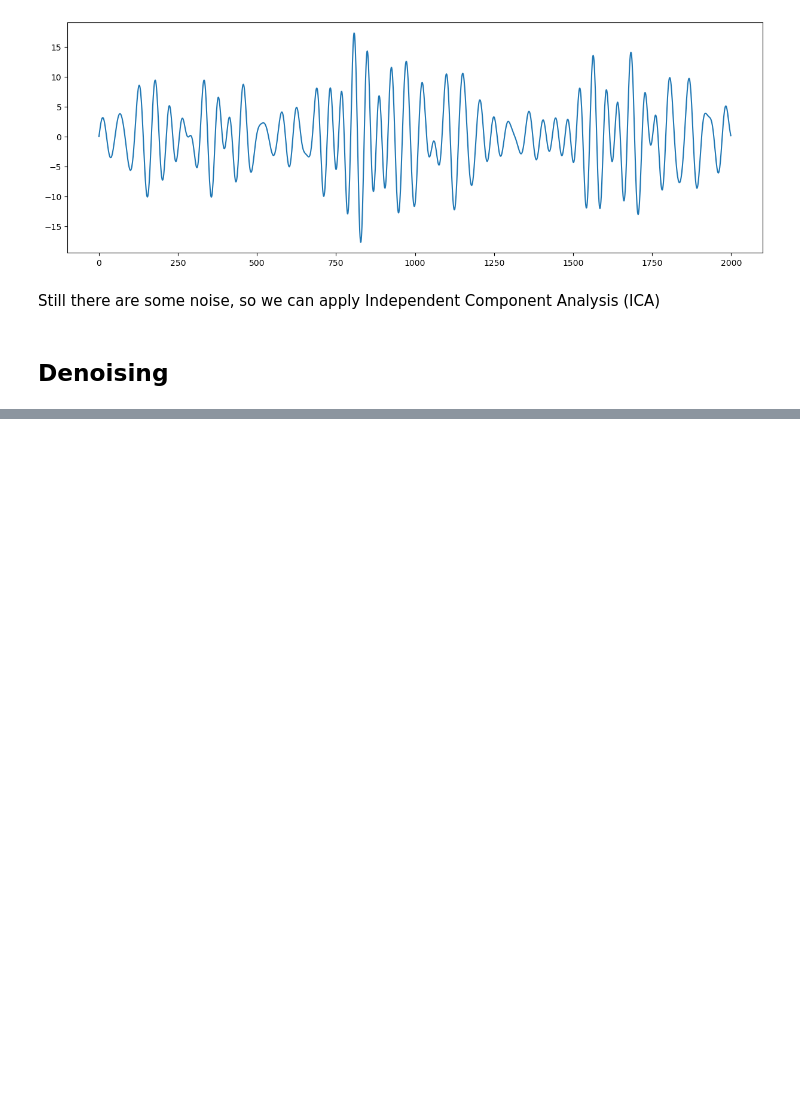
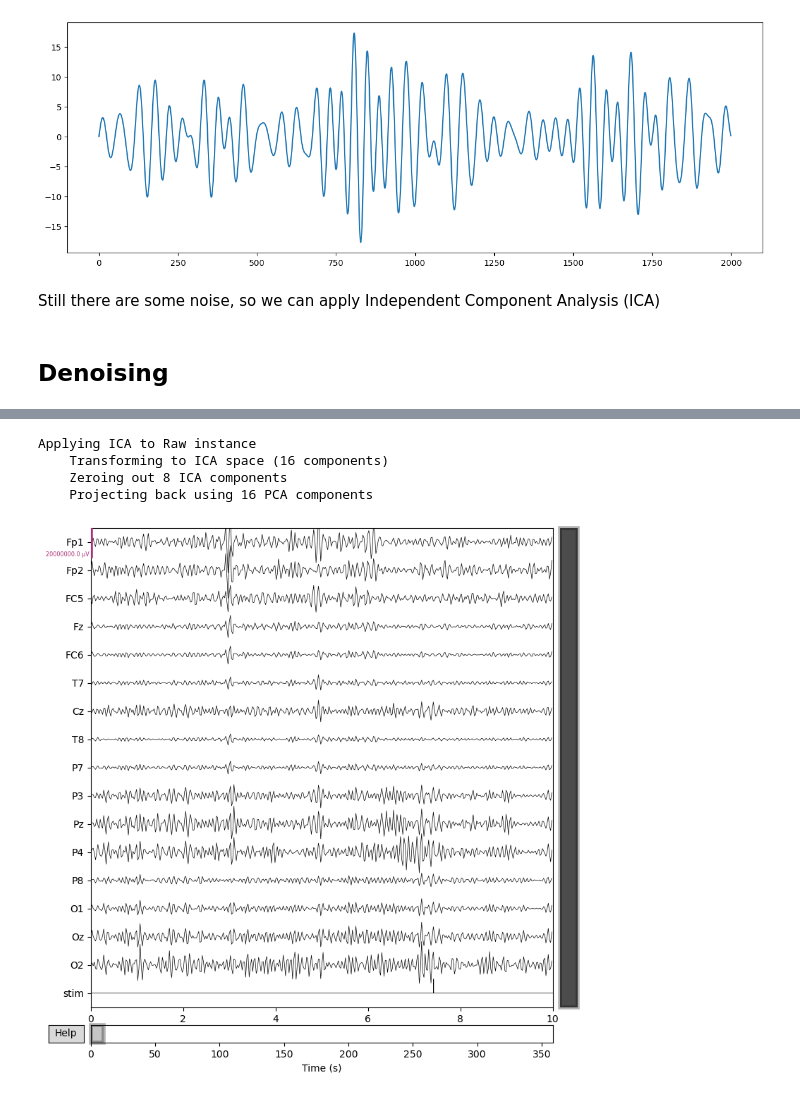
Before and after one commit to raghdaneiazyy6/WinkWatch-with-Wazowski, a Jupyter notebook: eye_state_EEG.ipynb, the cells around one changed output, grey strips where cells are left out. Cells and saved outputs as stored; diff of their text form; code cells hidden in the pictures; blank space fills up the shorter version.

```diff
--- a/eye_state_EEG.ipynb
+++ b/eye_state_EEG.ipynb
@@ -88,0 +90,3 @@ NOTE: pick_types() is a legacy function. New code should use inst.pick(...).
+# %%
+bad_index,_ = ica.find_bads_eog(subjects_Filtered_data[1].copy(), ch_name=['P7', 'P8','T7'], threshold=1.3)
+# print(bad_indx)
@@ -88,0 +201,10 @@ NOTE: pick_types() is a legacy function. New code should use inst.pick(...).
+# %%
+ica.exclude=bad_index
+# %%
+ica.apply(subjects_Filtered_data[1].copy(),exclude=ica.exclude).plot(scalings = scalings);
+# %% [output]
+Applying ICA to Raw instance
+    Transforming to ICA space (16 components)
+    Zeroing out 8 ICA components
+    Projecting back using 16 PCA components
+[figure, added]
```
Also changed, not shown: parts of 5 cells of this notebook.
